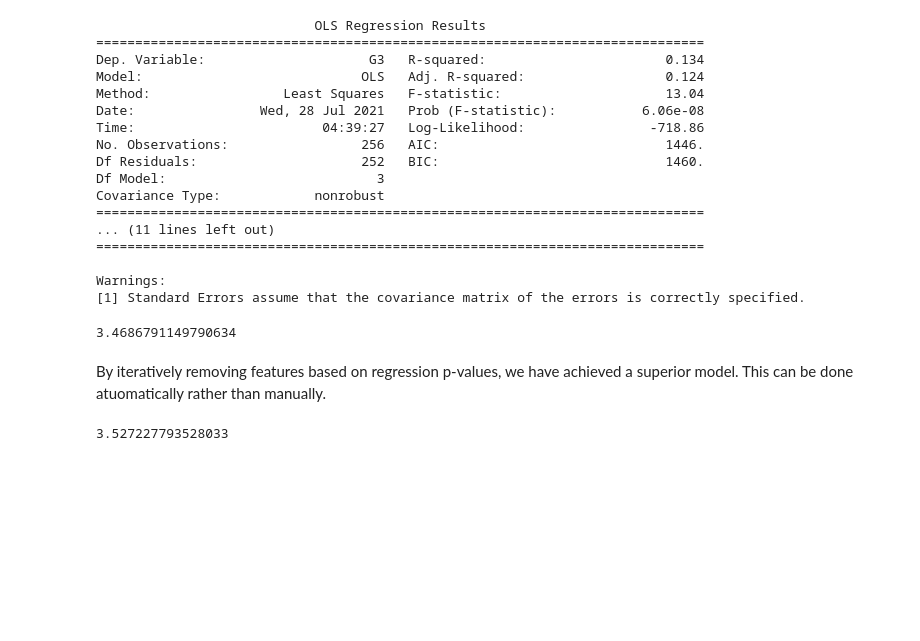
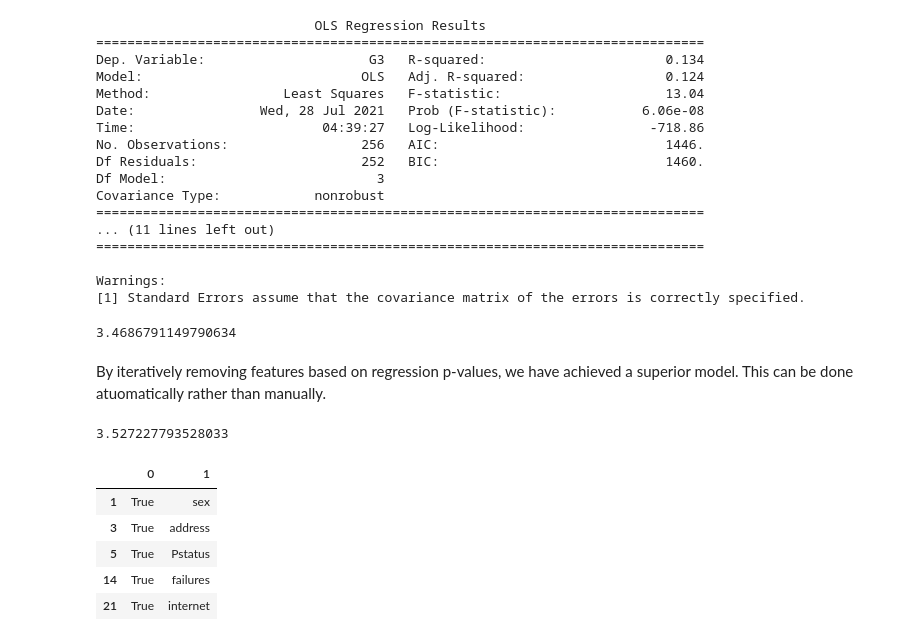
Before and after one commit to CamLadd/math_student_regression, a Jupyter notebook: math_grade_regression.ipynb, the cells around one changed output. Saved outputs shown, nothing was run; the diff lists cells and outputs as text; code cells hidden in the pictures; blank space fills up the shorter version.

```diff
--- a/math_grade_regression.ipynb
+++ b/math_grade_regression.ipynb
@@ -418,6 +317,18 @@ estimator = LinearRegression()
 selector = RFE(estimator, n_features_to_select=5, step=1)
 selector = selector.fit(X_train, y_train)
 y_pred = selector.predict(X_test)
+remaining_features = zip(list(selector.support_), list(final_df.columns))
 mean_absolute_error(y_pred, y_test.values)
 # %% [output]
 3.527227793528033
+# %%
+final_features = pd.DataFrame(remaining_features)
+h = final_features[final_features[0] == True]
+h
+# %% [output]
+|  | 0 | 1 |
+| 1 | True | sex |
+| 3 | True | address |
+| 5 | True | Pstatus |
+| 14 | True | failures |
+| 21 | True | internet |
```
Also changed, not shown: parts of 14 cells of this notebook.
